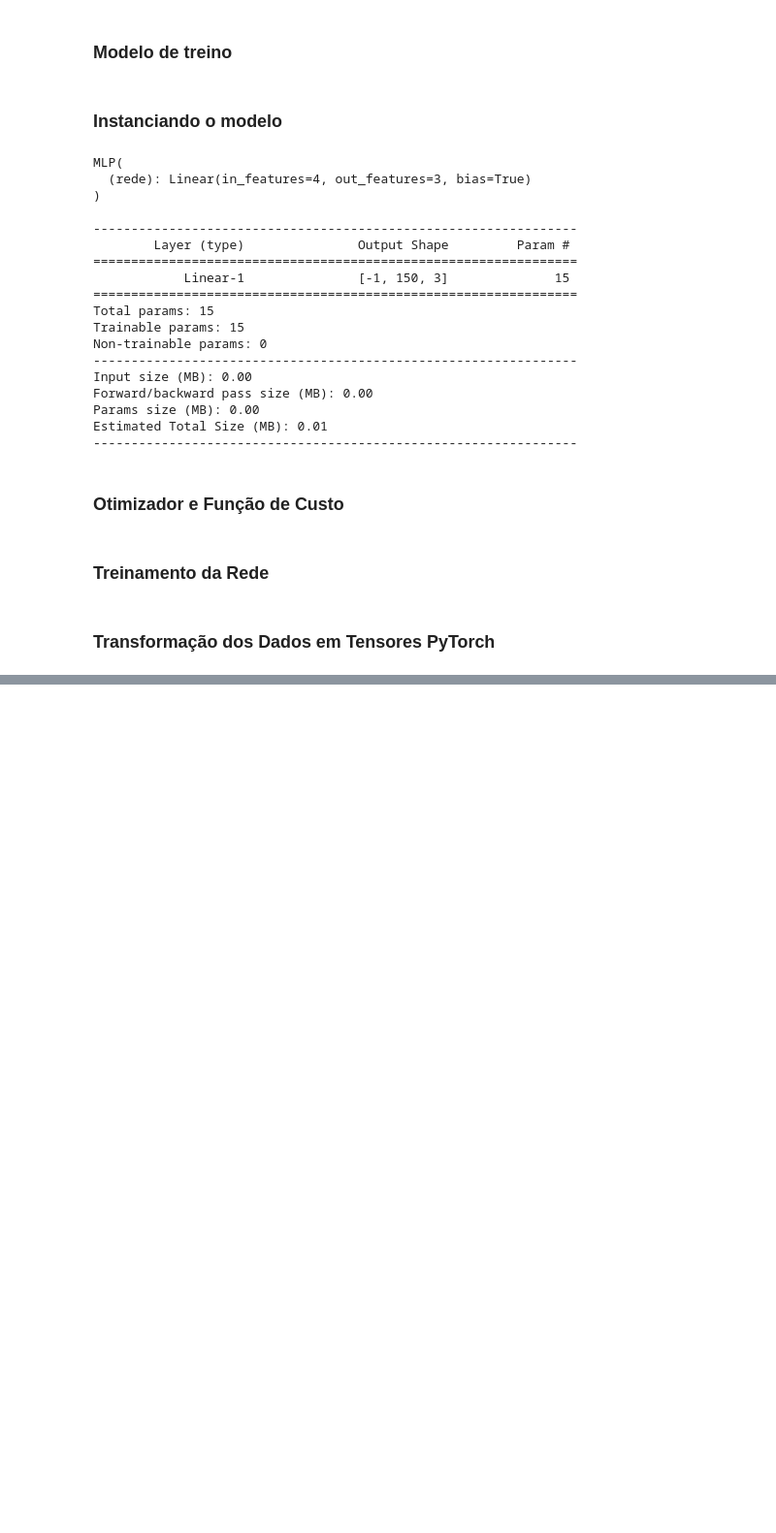
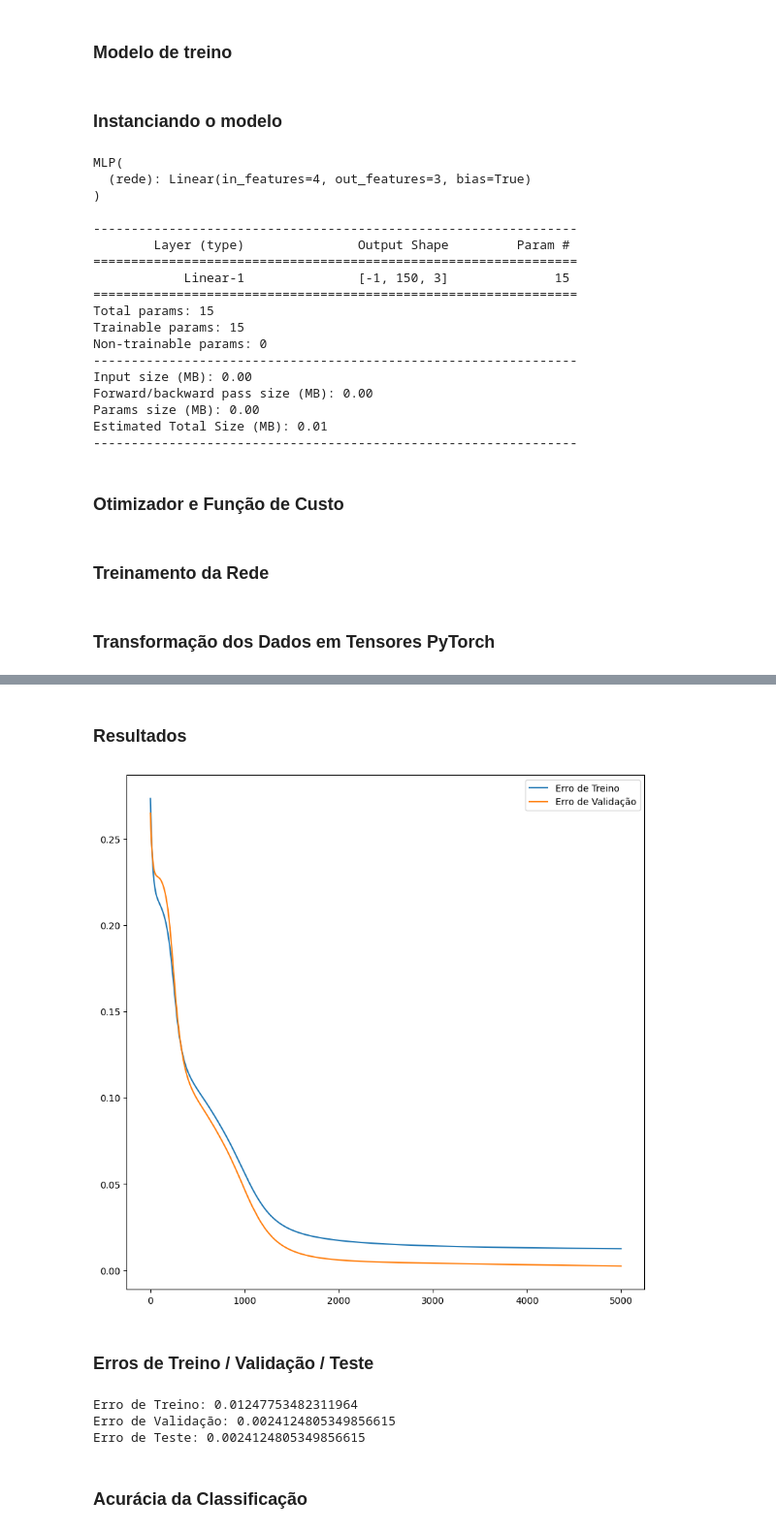
Before and after one commit to Esteves31/Neural_Networks, a Jupyter notebook: Projeto01.ipynb, the cells around one changed output, grey strips where cells are left out. Shown at 97% size. Drawn from its saved outputs; the diff is of its cells as text; code cells hidden in the pictures; blank space fills up the shorter version.

```diff
--- a/Projeto01.ipynb
+++ b/Projeto01.ipynb
@@ -311,0 +866,9 @@ optmizer2 = torch.optim.SGD(model.parameters(), lr = eta)
+# %%
+x_train5 = torch.FloatTensor(X_train.values)
+y_train5 = torch.FloatTensor(Y_train.values)
+
+x_val5 = torch.FloatTensor(X_val.values)
+y_val5= torch.FloatTensor(Y_val.values)
+
+x_test5 = torch.FloatTensor(X_val.values)
+y_test5 = torch.FloatTensor(Y_val.values)
@@ -311,0 +889,27 @@ optmizer2 = torch.optim.SGD(model.parameters(), lr = eta)
+# %%
+def train_network5(model5, optmizer5, loss_function5, x_train5, y_train5, x_val5, y_val5, num_epochs5, train_losses5, val_losses5):
+  for epoch in range(num_epochs5):
+    optmizer5.zero_grad()
+
+    output_train5 = model5(x_train5)
+
+    loss_train5 = loss_function5(output_train5, y_train5)
+
+    loss_train5.backward()
+
+    optmizer5.step()
+
+    output_val5 = model5(x_val5)
+    loss_val5 = loss_function5(output_val5, y_val5)
+
+    train_losses5[epoch] = loss_train5.item()
+    val_losses5[epoch] = loss_val5.item()
+
+    if (epoch + 1) % 100 == 0:
+      print(f"Epoca: {epoch + 1} / {num_epochs5}, Erro de Treino: {loss_train5.item():.3f}, Erro de Validação: {loss_val5.item():.3f}")
+# %%
+num_epochs5 = 5000
+train_losses5 = np.zeros(num_epochs5)
+val_losses5 = np.zeros(num_epochs5)
+
+train_network5(model5, optmizer5, loss_function5, x_train5, y_train5, x_val5, y_val5, num_epochs5, train_losses5, val_losses5)
@@ -311,0 +934,34 @@ optmizer2 = torch.optim.SGD(model.parameters(), lr = eta)
+# %% [markdown]
+### Resultados
+# %%
+plt.figure(figsize = (10, 10))
+plt.plot(train_losses5, label='Erro de Treino')
+plt.plot(val_losses5, label='Erro de Validação')
+plt.legend()
+plt.show()
+# %% [output]
+[figure, added]
+# %% [markdown]
+### Erros de Treino / Validação / Teste
+# %%
+predictions_train5 = []
+predictions_val5 = []
+predictions_test5 =  []
+with torch.no_grad():
+    predictions_train5 = model5(x_train5)
+    predictions_val5 = model5(x_val5)
+    predictions_test5 = model5(x_test5)
+
+error_train5 = loss_function5(predictions_train5, y_train5)
+error_val5 = loss_function5(predictions_val5, y_val5)
+error_test5 = loss_function5(predictions_test5, y_test5)
+
+print(f"Erro de Treino: {error_train5}")
+print(f"Erro de Validação: {error_val5}")
+print(f"Erro de Teste: {error_test5}")
+# %% [output]
+Erro de Treino: 0.01247753482311964
+Erro de Validação: 0.0024124805349856615
+Erro de Teste: 0.0024124805349856615
+# %% [markdown]
+### Acurácia da Classificação
```
Also changed, not shown: parts of 179 cells of this notebook.
